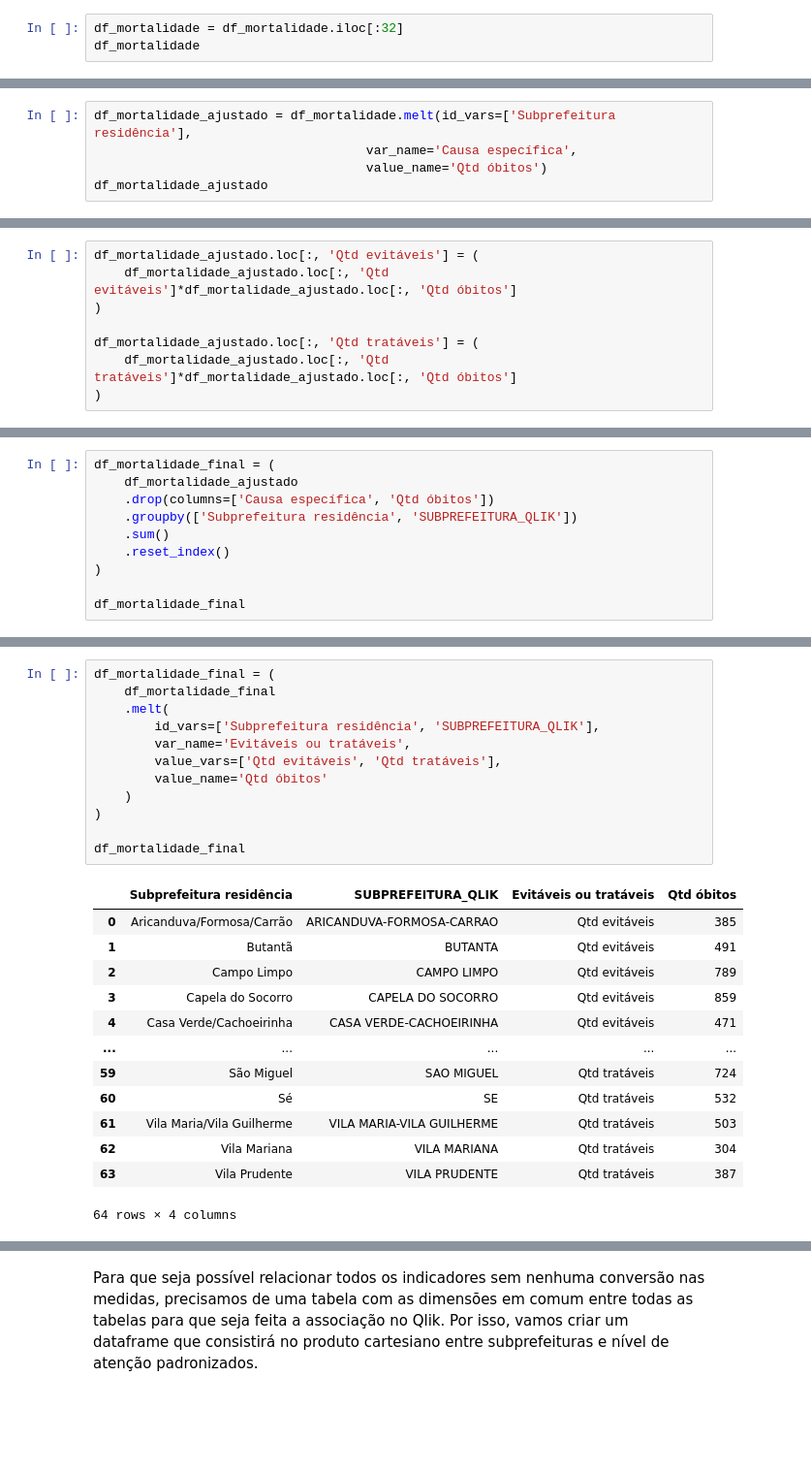
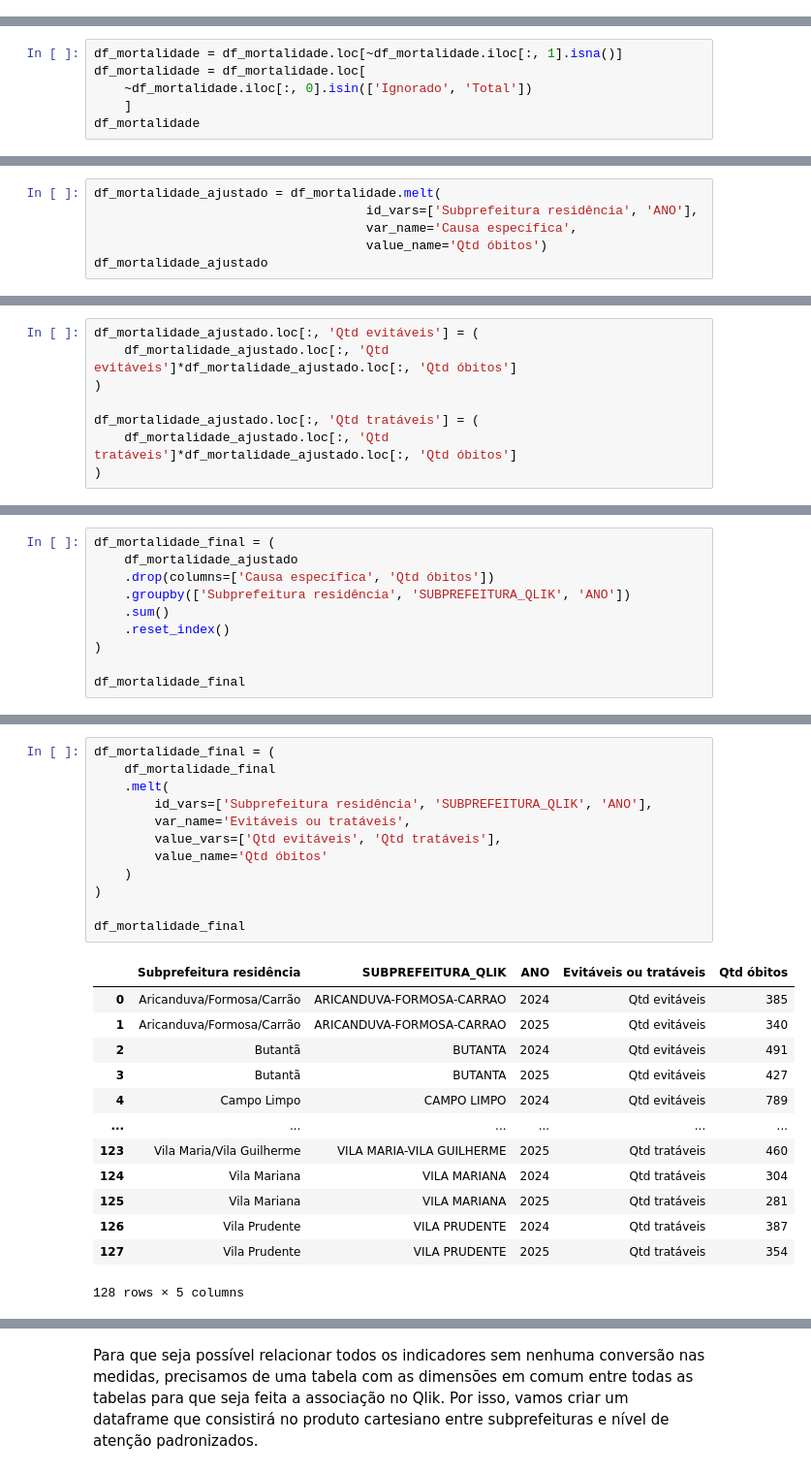
Before and after one commit to ObservatorioPoliticasTCM/datasp-dados, a Jupyter notebook: rendered_notebooks/saude/saude.ipynb, the cells around one changed output, grey strips where cells are left out. Shown at 97% size. Cells and saved outputs as stored; diff of their text form; blank space fills up the shorter version.

```diff
--- a/rendered_notebooks/saude/saude.ipynb
+++ b/rendered_notebooks/saude/saude.ipynb
@@ -380,5 +375,2 @@ df_mortalidade
 # %% [markdown]
 Primeiro, vamos excluir as linhas sobressalentes ao final do dataframe e a coluna de totalização.
-# %%
-df_mortalidade = df_mortalidade.iloc[:32]
-df_mortalidade
@@ -403,0 +377,6 @@ df_mortalidade
+# %%
+df_mortalidade = df_mortalidade.loc[~df_mortalidade.iloc[:, 1].isna()]
+df_mortalidade = df_mortalidade.loc[
+    ~df_mortalidade.iloc[:, 0].isin(['Ignorado', 'Total'])
+    ]
+df_mortalidade
@@ -427,7 +415,8 @@ df_mortalidade
 # %% [markdown]
 Em seguida, "despivotamos" a tabela.
 # %%
-df_mortalidade_ajustado = df_mortalidade.melt(id_vars=['Subprefeitura residência'],
+df_mortalidade_ajustado = df_mortalidade.melt(
+                                    id_vars=['Subprefeitura residência', 'ANO'],
                                     var_name='Causa específica',
                                     value_name='Qtd óbitos')
 df_mortalidade_ajustado
@@ -1581,7 +1554,7 @@ df_mortalidade_ajustado
 df_mortalidade_final = (
     df_mortalidade_ajustado
     .drop(columns=['Causa específica', 'Qtd óbitos'])
-    .groupby(['Subprefeitura residência', 'SUBPREFEITURA_QLIK'])
+    .groupby(['Subprefeitura residência', 'SUBPREFEITURA_QLIK', 'ANO'])
     .sum()
     .reset_index()
 )
@@ -1637,29 +1602,29 @@ df_mortalidade_final
 # %%
 df_mortalidade_final = (
     df_mortalidade_final
     .melt(
-        id_vars=['Subprefeitura residência', 'SUBPREFEITURA_QLIK'],
+        id_vars=['Subprefeitura residência', 'SUBPREFEITURA_QLIK', 'ANO'],
         var_name='Evitáveis ou tratáveis',
         value_vars=['Qtd evitáveis', 'Qtd tratáveis'],
         value_name='Qtd óbitos'
     )
 )
 
 df_mortalidade_final
 # %% [output]
-|  | Subprefeitura residência | SUBPREFEITURA_QLIK | Evitáveis ou tratáveis | Qtd óbitos |
-| 0 | Aricanduva/Formosa/Carrão | ARICANDUVA-FORMOSA-CARRAO | Qtd evitáveis | 385 |
-| 1 | Butantã | BUTANTA | Qtd evitáveis | 491 |
-| 2 | Campo Limpo | CAMPO LIMPO | Qtd evitáveis | 789 |
-| 3 | Capela do Socorro | CAPELA DO SOCORRO | Qtd evitáveis | 859 |
-| 4 | Casa Verde/Cachoeirinha | CASA VERDE-CACHOEIRINHA | Qtd evitáveis | 471 |
-| ... | ... | ... | ... | ... |
-| 59 | São Miguel | SAO MIGUEL | Qtd tratáveis | 724 |
-| 60 | Sé | SE | Qtd tratáveis | 532 |
-| 61 | Vila Maria/Vila Guilherme | VILA MARIA-VILA GUILHERME | Qtd tratáveis | 503 |
-| 62 | Vila Mariana | VILA MARIANA | Qtd tratáveis | 304 |
-| 63 | Vila Prudente | VILA PRUDENTE | Qtd tratáveis | 387 |
+|  | Subprefeitura residência | SUBPREFEITURA_QLIK | ANO | Evitáveis ou tratáveis | Qtd óbitos |
+| 0 | Aricanduva/Formosa/Carrão | ARICANDUVA-FORMOSA-CARRAO | 2024 | Qtd evitáveis | 385 |
+| 1 | Aricanduva/Formosa/Carrão | ARICANDUVA-FORMOSA-CARRAO | 2025 | Qtd evitáveis | 340 |
+| 2 | Butantã | BUTANTA | 2024 | Qtd evitáveis | 491 |
+| 3 | Butantã | BUTANTA | 2025 | Qtd evitáveis | 427 |
+| 4 | Campo Limpo | CAMPO LIMPO | 2024 | Qtd evitáveis | 789 |
+| ... | ... | ... | ... | ... | ... |
+| 123 | Vila Maria/Vila Guilherme | VILA MARIA-VILA GUILHERME | 2025 | Qtd tratáveis | 460 |
+| 124 | Vila Mariana | VILA MARIANA | 2024 | Qtd tratáveis | 304 |
+| 125 | Vila Mariana | VILA MARIANA | 2025 | Qtd tratáveis | 281 |
+| 126 | Vila Prudente | VILA PRUDENTE | 2024 | Qtd tratáveis | 387 |
+| 127 | Vila Prudente | VILA PRUDENTE | 2025 | Qtd tratáveis | 354 |
-64 rows × 4 columns
+128 rows × 5 columns
 # %%
 df_mortalidade_final.loc[:, 'Evitáveis ou tratáveis'] = (
     df_mortalidade_final
```
Also changed, not shown: parts of 39 cells of this notebook, 2 other files.
